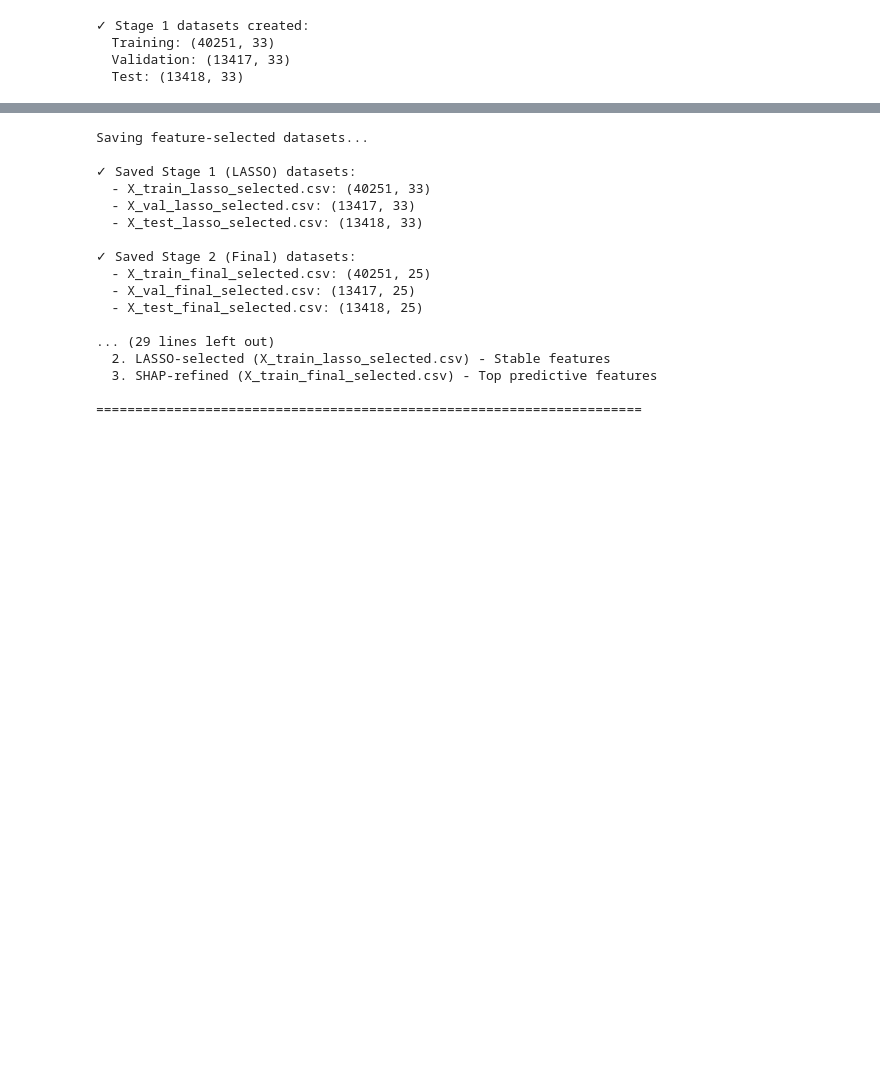
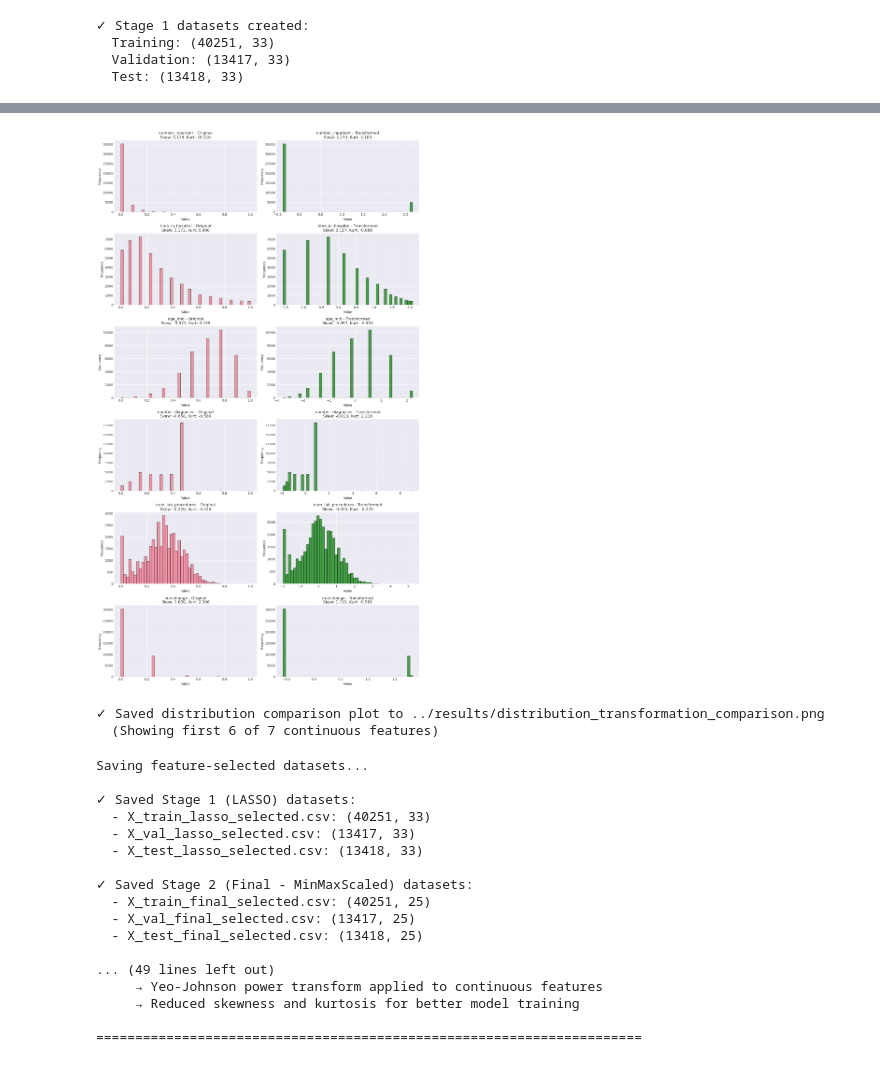
Before and after one commit to cpfrish/diabetes-readmission, a Jupyter notebook: notebooks/colin_dp.ipynb, the cells around one changed output, grey strips where cells are left out. Saved outputs shown, nothing was run; the diff lists cells and outputs as text; code cells hidden in the pictures; blank space fills up the shorter version.

```diff
--- a/notebooks/colin_dp.ipynb
+++ b/notebooks/colin_dp.ipynb
@@ -1189,5 +1367,46 @@ Compression ratio: 43.9%
+# %%
+# Visualize distribution improvements
+import matplotlib.pyplot as plt
+import seaborn as sns
+
+continuous_in_final = [f for f in final_selected_features if f in continuous_features_to_scale]
+
+if continuous_in_final and len(continuous_in_final) > 0:
+    # Select up to 6 features for visualization
+    features_to_plot = continuous_in_final[:min(6, len(continuous_in_final))]
+
+    fig, axes = plt.subplots(len(features_to_plot), 2, figsize=(14, 4*len(features_to_plot)))
+    if len(features_to_plot) == 1:
+        axes = axes.reshape(1, -1)
+
+    for idx, feat in enumerate(features_to_plot):
+        # Before transformation
+        axes[idx, 0].hist(X_train_final[feat], bins=50, edgecolor='black', alpha=0.7)
+        axes[idx, 0].set_title(f'{feat} - Original\nSkew: {X_train_final[feat].skew():.3f}, Kurt: {X_train_final[feat].kurtosis():.3f}')
+        axes[idx, 0].set_xlabel('Value')
+        axes[idx, 0].set_ylabel('Frequency')
+
+        # After transformation
+        axes[idx, 1].hist(X_train_final_transformed[feat], bins=50, edgecolor='black', alpha=0.7, color='green')
+        axes[idx, 1].set_title(f'{feat} - Transformed\nSkew: {X_train_final_transformed[feat].skew():.3f}, Kurt: {X_train_final_transformed[feat].kurtosis():.3f}')
+        axes[idx, 1].set_xlabel('Value')
+        axes[idx, 1].set_ylabel('Frequency')
+
+    plt.tight_layout()
+    plt.savefig('../results/distribution_transformation_comparison.png', dpi=300, bbox_inches='tight')
+    plt.show()
+
+    print(f"✓ Saved distribution comparison plot to ../results/distribution_transformation_comparison.png")
+    if len(continuous_in_final) > 6:
+        print(f"  (Showing first 6 of {len(continuous_in_final)} continuous features)")
+else:
+    print("No continuous features to visualize")
+# %% [output]
+[figure, added]
+✓ Saved distribution comparison plot to ../results/distribution_transformation_comparison.png
+  (Showing first 6 of 7 continuous features)
 # %%
-# Save the feature-selected datasets
+# Save the feature-selected datasets (both original and transformed)
 print("\nSaving feature-selected datasets...")
 
 # Save Stage 1 (LASSO-selected) datasets
@@ -1195,17 +1414,24 @@ X_train_stage1.to_csv("../data/X_train_lasso_selected.csv", index=False)
 X_val_stage1.to_csv("../data/X_val_lasso_selected.csv", index=False)
 X_test_stage1.to_csv("../data/X_test_lasso_selected.csv", index=False)
 
-# Save Stage 2 (SHAP-refined) datasets
+# Save Stage 2 (SHAP-refined) datasets - ORIGINAL SCALING
 X_train_final.to_csv("../data/X_train_final_selected.csv", index=False)
 X_val_final.to_csv("../data/X_val_final_selected.csv", index=False)
 X_test_final.to_csv("../data/X_test_final_selected.csv", index=False)
+
+# Save Stage 2 (SHAP-refined) datasets - TRANSFORMED (reduced skewness/kurtosis)
+X_train_final_transformed.to_csv("../data/X_train_final_selected_transformed.csv", index=False)
+X_val_final_transformed.to_csv("../data/X_val_final_selected_transformed.csv", index=False)
+X_test_final_transformed.to_csv("../data/X_test_final_selected_transformed.csv", index=False)
 
 # Save feature lists and importance scores
 feature_selection_info = {
     'lasso_selected_features': selected_features_stage1,
     'lasso_stability_scores': dict(zip(X_train_scaled.columns, stability_scores)),
     'final_selected_features': final_selected_features,
-    'shap_importance': dict(zip(feature_names, shap_importance))
+    'shap_importance': dict(zip(feature_names, shap_importance)),
+    'continuous_features_transformed': [f for f in final_selected_features if f in continuous_features_to_scale],
+    'transformation_method': 'yeo-johnson power transform'
 }
 
 import json
@@ -1217,10 +1443,15 @@ print(f"  - X_train_lasso_selected.csv: {X_train_stage1.shape}")
 print(f"  - X_val_lasso_selected.csv: {X_val_stage1.shape}")
 print(f"  - X_test_lasso_selected.csv: {X_test_stage1.shape}")
 
-print("\n✓ Saved Stage 2 (Final) datasets:")
+print("\n✓ Saved Stage 2 (Final - MinMaxScaled) datasets:")
 print(f"  - X_train_final_selected.csv: {X_train_final.shape}")
 print(f"  - X_val_final_selected.csv: {X_val_final.shape}")
 print(f"  - X_test_final_selected.csv: {X_test_final.shape}")
+
+print("\n✓ Saved Stage 2 (Final - Transformed, reduced skew/kurtosis) datasets:")
+print(f"  - X_train_final_selected_transformed.csv: {X_train_final_transformed.shape}")
+print(f"  - X_val_final_selected_transformed.csv: {X_val_final_transformed.shape}")
+print(f"  - X_test_final_selected_transformed.csv: {X_test_final_transformed.shape}")
 
 print("\n✓ Saved feature selection metadata:")
 print(f"  - feature_selection_info.json")
@@ -1228,7 +1459,8 @@ print(f"  - feature_selection_info.json")
 print("\n" + "=" * 70)
 print("FEATURE SELECTION COMPLETE")
 print("=" * 70)
-print("  1. Full dataset (X_train_scaled.csv) - All features")
+print("Available datasets:")
+print("  1. Full dataset (X_train_scaled.csv) - All features, MinMax scaled")
 print("  2. LASSO-selected (X_train_lasso_selected.csv) - Stable features")
 print("  3. SHAP-refined (X_train_final_selected.csv) - Top predictive features")
 print("=" * 70)
@@ -1240,13 +1472,13 @@ Saving feature-selected datasets...
   - X_val_lasso_selected.csv: (13417, 33)
   - X_test_lasso_selected.csv: (13418, 33)
 
-✓ Saved Stage 2 (Final) datasets:
+✓ Saved Stage 2 (Final - MinMaxScaled) datasets:
   - X_train_final_selected.csv: (40251, 25)
   - X_val_final_selected.csv: (13417, 25)
   - X_test_final_selected.csv: (13418, 25)
 
-... (29 lines left out)
-  2. LASSO-selected (X_train_lasso_selected.csv) - Stable features
-  3. SHAP-refined (X_train_final_selected.csv) - Top predictive features
+... (49 lines left out)
+     → Yeo-Johnson power transform applied to continuous features
+     → Reduced skewness and kurtosis for better model training
 
 ======================================================================
```
Also changed, not shown: parts of 9 cells of this notebook, 4 other files.
